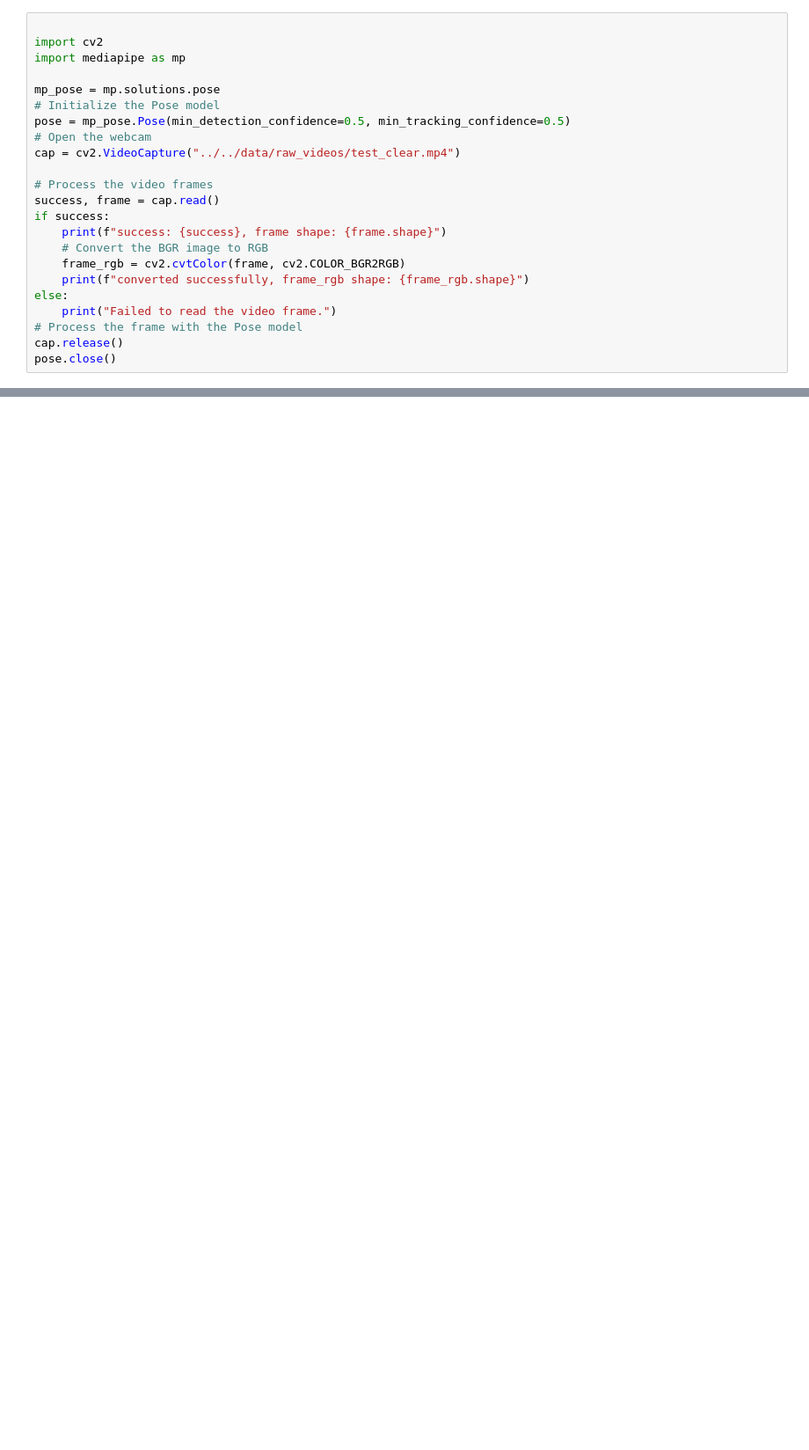
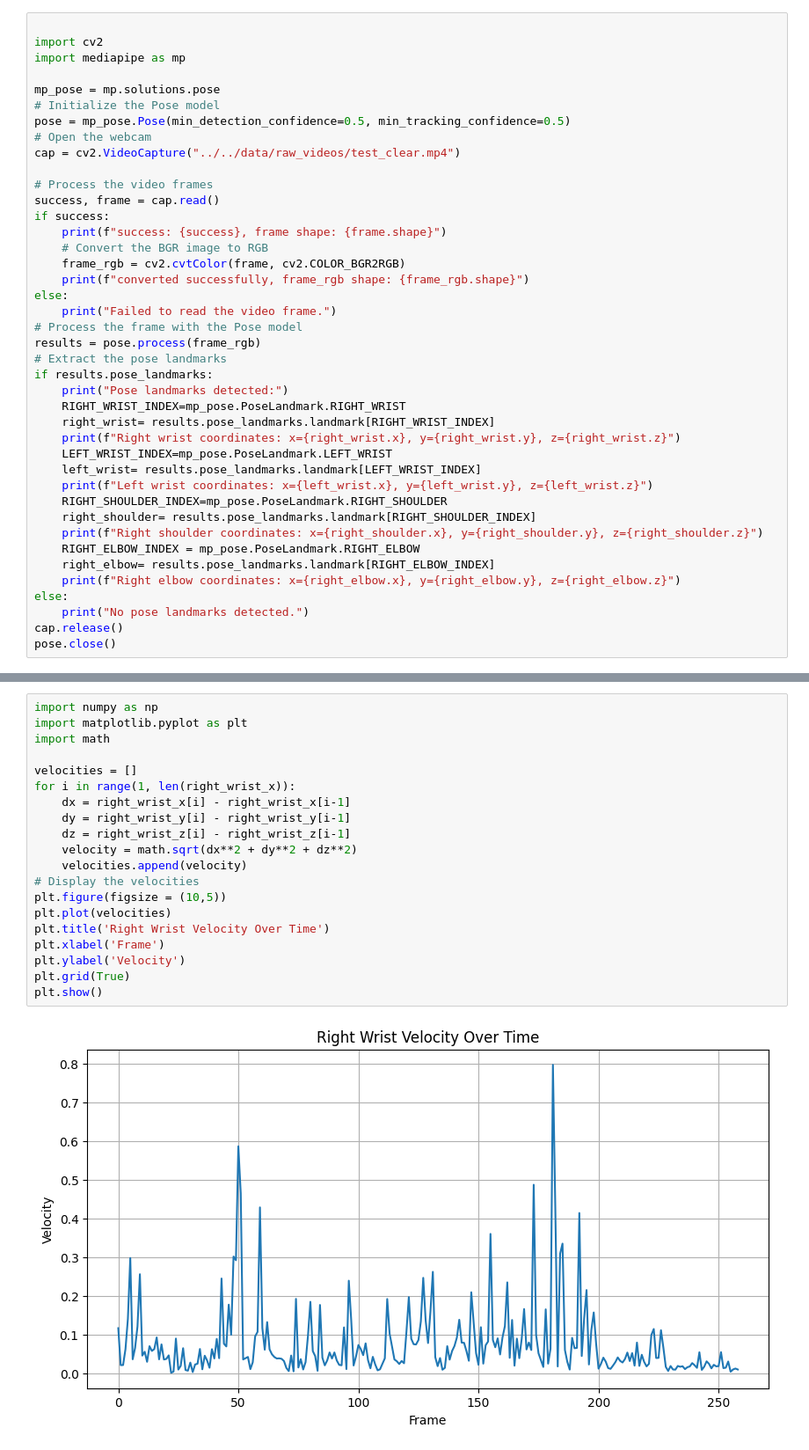
Before and after one commit to Ryan-z-Feng-ccsf/badminton-coach, a Jupyter notebook: notebooks/notebooks/01_pose_extraction.ipynb, the cells around one changed output, grey strips where cells are left out. Shown at 88% size. Saved outputs shown, nothing was run; the diff lists cells and outputs as text; blank space fills up the shorter version.

```diff
--- a/notebooks/notebooks/01_pose_extraction.ipynb
+++ b/notebooks/notebooks/01_pose_extraction.ipynb
@@ -19,6 +19,24 @@ if success:
 else:
     print("Failed to read the video frame.")
 # Process the frame with the Pose model
+results = pose.process(frame_rgb)
+# Extract the pose landmarks
+if results.pose_landmarks:
+    print("Pose landmarks detected:")
+    RIGHT_WRIST_INDEX=mp_pose.PoseLandmark.RIGHT_WRIST
+    right_wrist= results.pose_landmarks.landmark[RIGHT_WRIST_INDEX]
+    print(f"Right wrist coordinates: x={right_wrist.x}, y={right_wrist.y}, z={right_wrist.z}")
+    LEFT_WRIST_INDEX=mp_pose.PoseLandmark.LEFT_WRIST
+    left_wrist= results.pose_landmarks.landmark[LEFT_WRIST_INDEX]
+    print(f"Left wrist coordinates: x={left_wrist.x}, y={left_wrist.y}, z={left_wrist.z}")
+    RIGHT_SHOULDER_INDEX=mp_pose.PoseLandmark.RIGHT_SHOULDER
+    right_shoulder= results.pose_landmarks.landmark[RIGHT_SHOULDER_INDEX]
+    print(f"Right shoulder coordinates: x={right_shoulder.x}, y={right_shoulder.y}, z={right_shoulder.z}")
+    RIGHT_ELBOW_INDEX = mp_pose.PoseLandmark.RIGHT_ELBOW
+    right_elbow= results.pose_landmarks.landmark[RIGHT_ELBOW_INDEX]
+    print(f"Right elbow coordinates: x={right_elbow.x}, y={right_elbow.y}, z={right_elbow.z}")
+else:
+    print("No pose landmarks detected.")
 cap.release()
 pose.close()
 # %% [output]
@@ -36,0 +115,22 @@ print(mp.__version__)
+# %%
+import numpy as np
+import matplotlib.pyplot as plt
+import math
+
+velocities = []
+for i in range(1, len(right_wrist_x)):
+    dx = right_wrist_x[i] - right_wrist_x[i-1]
+    dy = right_wrist_y[i] - right_wrist_y[i-1]
+    dz = right_wrist_z[i] - right_wrist_z[i-1]
+    velocity = math.sqrt(dx**2 + dy**2 + dz**2)
+    velocities.append(velocity)
+# Display the velocities
+plt.figure(figsize = (10,5))
+plt.plot(velocities)
+plt.title('Right Wrist Velocity Over Time')
+plt.xlabel('Frame')
+plt.ylabel('Velocity')
+plt.grid(True)
+plt.show()
+# %% [output]
+[figure, added]
```
Also changed, not shown: parts of 4 cells of this notebook, 1 other file.
